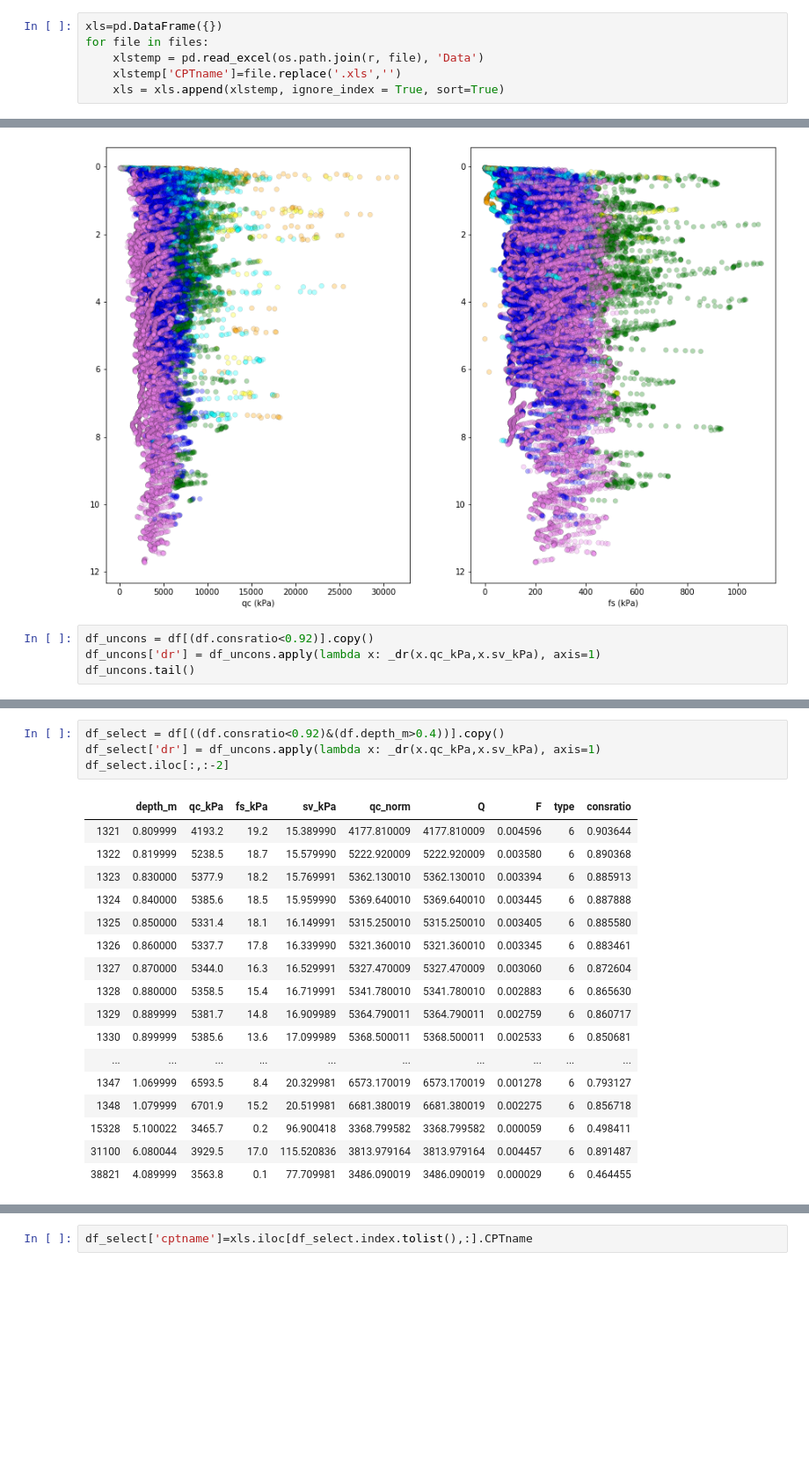
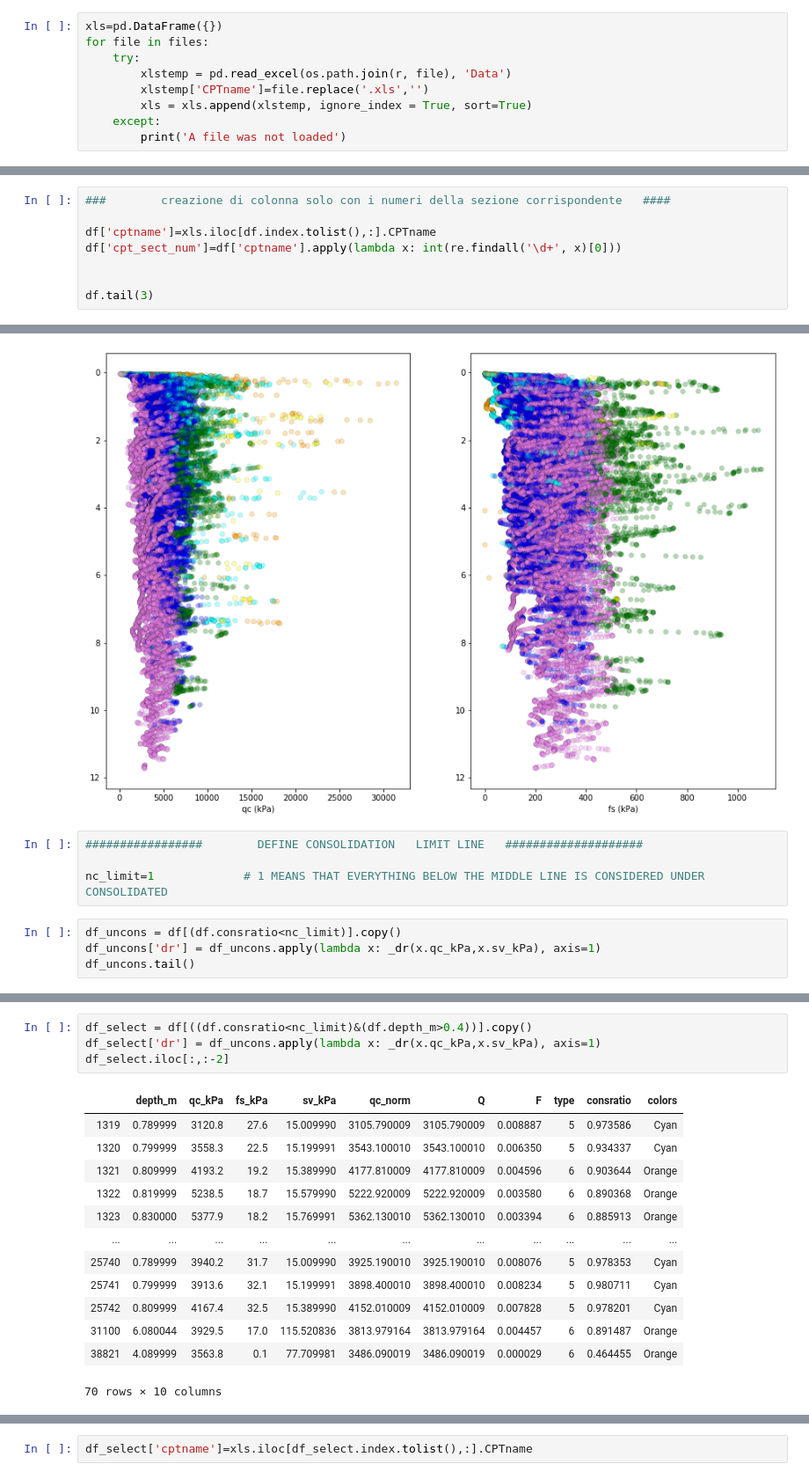
Before and after one commit to fabrizioperuzzo/CPT_test_analysis_and_plotting, a Jupyter notebook: Kochav Hayarden - CPTu 3.ipynb, the cells around one changed output, grey strips where cells are left out. Shown at 88% size. Saved outputs shown, nothing was run; the diff lists cells and outputs as text; blank space fills up the shorter version.

```diff
--- a/Kochav Hayarden - CPTu 3.ipynb
+++ b/Kochav Hayarden - CPTu 3.ipynb
@@ -30,9 +37,12 @@ for r, d, f in os.walk(path):
 # %%
 xls=pd.DataFrame({})
 for file in files:
-    xlstemp = pd.read_excel(os.path.join(r, file), 'Data')
-    xlstemp['CPTname']=file.replace('.xls','')
-    xls = xls.append(xlstemp, ignore_index = True, sort=True)
+    try:
+        xlstemp = pd.read_excel(os.path.join(r, file), 'Data')
+        xlstemp['CPTname']=file.replace('.xls','')
+        xls = xls.append(xlstemp, ignore_index = True, sort=True)
+    except:
+        print('A file was not loaded')
 # %%
 xls
 # %% [output]
@@ -284,0 +338,8 @@ df.tail(3)
+# %%
+###        creazione di colonna solo con i numeri della sezione corrispondente   ####
+
+df['cptname']=xls.iloc[df.index.tolist(),:].CPTname
+df['cpt_sect_num']=df['cptname'].apply(lambda x: int(re.findall('\d+', x)[0]))
+
+
+df.tail(3)
@@ -489,8 +554,12 @@ ax4.set_xlabel('fs (kPa)'),ax.set_ylabel('depth (m)')
 plt.show()
 # %% [output]
 [figure]
+# %%
+#################        DEFINE CONSOLIDATION   LIMIT LINE   ####################
+
+nc_limit=1             # 1 MEANS THAT EVERYTHING BELOW THE MIDDLE LINE IS CONSIDERED UNDER CONSOLIDATED
 # %%
-df_uncons = df[(df.consratio<0.92)].copy()
+df_uncons = df[(df.consratio<nc_limit)].copy()
 df_uncons['dr'] = df_uncons.apply(lambda x: _dr(x.qc_kPa,x.sv_kPa), axis=1)
 df_uncons.tail()
 # %% [output]
@@ -592,25 +709,21 @@ plt.show()
 # %%
-df_select = df[((df.consratio<0.92)&(df.depth_m>0.4))].copy()
+df_select = df[((df.consratio<nc_limit)&(df.depth_m>0.4))].copy()
 df_select['dr'] = df_uncons.apply(lambda x: _dr(x.qc_kPa,x.sv_kPa), axis=1)
 df_select.iloc[:,:-2]
 # %% [output]
-|  | depth_m | qc_kPa | fs_kPa | sv_kPa | qc_norm | Q | F | type | consratio |
-| 1321 | 0.809999 | 4193.2 | 19.2 | 15.389990 | 4177.810009 | 4177.810009 | 0.004596 | 6 | 0.903644 |
-| 1322 | 0.819999 | 5238.5 | 18.7 | 15.579990 | 5222.920009 | 5222.920009 | 0.003580 | 6 | 0.890368 |
-| 1323 | 0.830000 | 5377.9 | 18.2 | 15.769991 | 5362.130010 | 5362.130010 | 0.003394 | 6 | 0.885913 |
-| 1324 | 0.840000 | 5385.6 | 18.5 | 15.959990 | 5369.640010 | 5369.640010 | 0.003445 | 6 | 0.887888 |
-| 1325 | 0.850000 | 5331.4 | 18.1 | 16.149991 | 5315.250010 | 5315.250010 | 0.003405 | 6 | 0.885580 |
-| 1326 | 0.860000 | 5337.7 | 17.8 | 16.339990 | 5321.360010 | 5321.360010 | 0.003345 | 6 | 0.883461 |
-| 1327 | 0.870000 | 5344.0 | 16.3 | 16.529991 | 5327.470009 | 5327.470009 | 0.003060 | 6 | 0.872604 |
-| 1328 | 0.880000 | 5358.5 | 15.4 | 16.719991 | 5341.780010 | 5341.780010 | 0.002883 | 6 | 0.865630 |
-| 1329 | 0.889999 | 5381.7 | 14.8 | 16.909989 | 5364.790011 | 5364.790011 | 0.002759 | 6 | 0.860717 |
-| 1330 | 0.899999 | 5385.6 | 13.6 | 17.099989 | 5368.500011 | 5368.500011 | 0.002533 | 6 | 0.850681 |
-| ... | ... | ... | ... | ... | ... | ... | ... | ... | ... |
-| 1347 | 1.069999 | 6593.5 | 8.4 | 20.329981 | 6573.170019 | 6573.170019 | 0.001278 | 6 | 0.793127 |
-| 1348 | 1.079999 | 6701.9 | 15.2 | 20.519981 | 6681.380019 | 6681.380019 | 0.002275 | 6 | 0.856718 |
-| 15328 | 5.100022 | 3465.7 | 0.2 | 96.900418 | 3368.799582 | 3368.799582 | 0.000059 | 6 | 0.498411 |
-| 31100 | 6.080044 | 3929.5 | 17.0 | 115.520836 | 3813.979164 | 3813.979164 | 0.004457 | 6 | 0.891487 |
-| 38821 | 4.089999 | 3563.8 | 0.1 | 77.709981 | 3486.090019 | 3486.090019 | 0.000029 | 6 | 0.464455 |
+|  | depth_m | qc_kPa | fs_kPa | sv_kPa | qc_norm | Q | F | type | consratio | colors |
+| 1319 | 0.789999 | 3120.8 | 27.6 | 15.009990 | 3105.790009 | 3105.790009 | 0.008887 | 5 | 0.973586 | Cyan |
+| 1320 | 0.799999 | 3558.3 | 22.5 | 15.199991 | 3543.100010 | 3543.100010 | 0.006350 | 5 | 0.934337 | Cyan |
+| 1321 | 0.809999 | 4193.2 | 19.2 | 15.389990 | 4177.810009 | 4177.810009 | 0.004596 | 6 | 0.903644 | Orange |
+| 1322 | 0.819999 | 5238.5 | 18.7 | 15.579990 | 5222.920009 | 5222.920009 | 0.003580 | 6 | 0.890368 | Orange |
+| 1323 | 0.830000 | 5377.9 | 18.2 | 15.769991 | 5362.130010 | 5362.130010 | 0.003394 | 6 | 0.885913 | Orange |
+| ... | ... | ... | ... | ... | ... | ... | ... | ... | ... | ... |
+| 25740 | 0.789999 | 3940.2 | 31.7 | 15.009990 | 3925.190010 | 3925.190010 | 0.008076 | 5 | 0.978353 | Cyan |
+| 25741 | 0.799999 | 3913.6 | 32.1 | 15.199991 | 3898.400010 | 3898.400010 | 0.008234 | 5 | 0.980711 | Cyan |
+| 25742 | 0.809999 | 4167.4 | 32.5 | 15.389990 | 4152.010009 | 4152.010009 | 0.007828 | 5 | 0.978201 | Cyan |
+| 31100 | 6.080044 | 3929.5 | 17.0 | 115.520836 | 3813.979164 | 3813.979164 | 0.004457 | 6 | 0.891487 | Orange |
+| 38821 | 4.089999 | 3563.8 | 0.1 | 77.709981 | 3486.090019 | 3486.090019 | 0.000029 | 6 | 0.464455 | Orange |
+70 rows × 10 columns
 # %%
 # set a filename, run the logistic model, and create the plot
 
```
Also changed, not shown: parts of 32 cells of this notebook.
